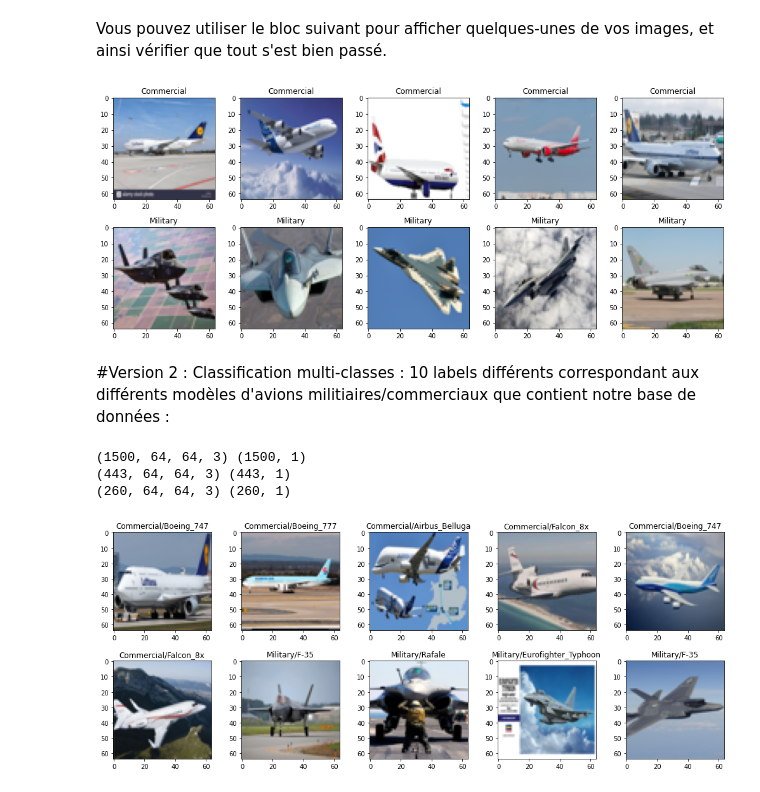
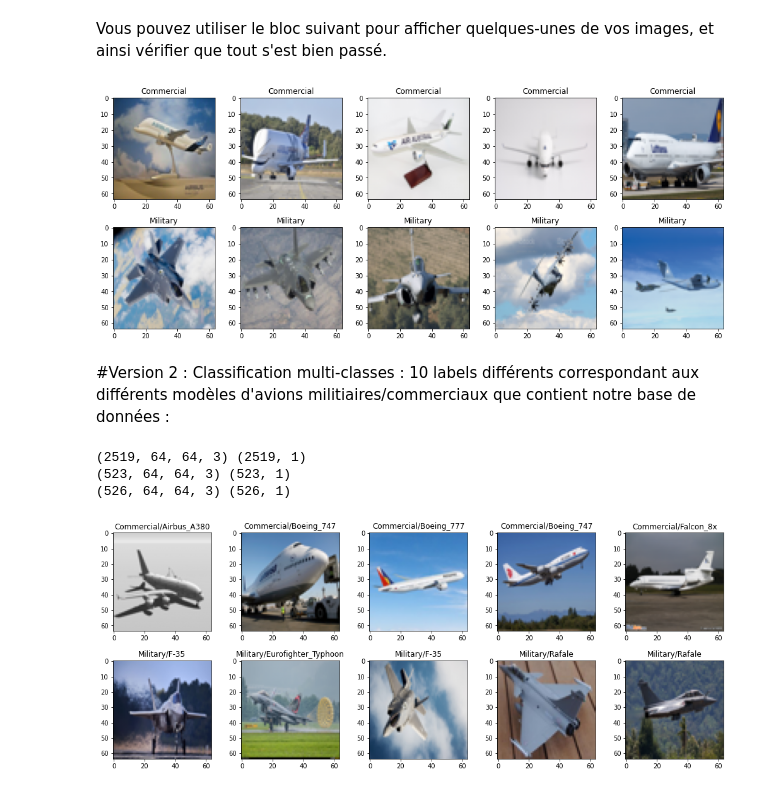
Before and after one commit to faicaltoubali/Airplanes_Image_Classification, a Jupyter notebook: Airplanes_Image_Classification.ipynb, the cells around one changed output. Drawn from its saved outputs; the diff is of its cells as text; code cells hidden in the pictures.

```diff
--- a/Airplanes_Image_Classification.ipynb
+++ b/Airplanes_Image_Classification.ipynb
@@ -174,8 +174,8 @@ import random
 plt.figure(figsize=(14, 14))
 
 #shuffle_indices = np.random.permutation(1000)
-random_commercialplanes_indices = random.sample(range(1, 750), 5)
-random_militaryplanes_indices = random.sample(range(751, 1500), 5)
+random_commercialplanes_indices = random.sample(range(1, 1000), 5)
+random_militaryplanes_indices = random.sample(range(1001, 2519 ), 5)
 shuffle_indices = random_commercialplanes_indices + random_militaryplanes_indices
 
 for i in range(0, 10):
@@ -187,7 +187,7 @@ for i in range(0, 10):
 plt.tight_layout()
 plt.show()
 # %% [output]
-[figure, old version]
+[figure, new version]
 # %% [markdown]
 #Version 2 : Classification multi-classes : 10 labels différents correspondant aux différents modèles d'avions militiaires/commerciaux que contient notre base de données :
 # %%
@@ -251,26 +251,26 @@ print(x2_val.shape, y2_val.shape)
 x2_test, y2_test = load_data2(path, labels2, dataset='Dataset/Test', image_size=64)
 print(x2_test.shape, y2_test.shape)
 # %% [output]
-(1500, 64, 64, 3) (1500, 1)
-(443, 64, 64, 3) (443, 1)
-(260, 64, 64, 3) (260, 1)
+(2519, 64, 64, 3) (2519, 1)
+(523, 64, 64, 3) (523, 1)
+(526, 64, 64, 3) (526, 1)
 # %%
 import matplotlib.pyplot as plt
 import random
 
 plt.figure(figsize=(14, 14))
 
-random_commercialplanes_indices2 = random.sample(range(1, 750), 5)
-random_militaryplanes_indices2 = random.sample(range(751, 1500), 5)
+random_commercialplanes_indices2 = random.sample(range(1, 1000), 5)
+random_militaryplanes_indices2 = random.sample(range(1001, 2519), 5)
 shuffle_indices2 = random_commercialplanes_indices2 + random_militaryplanes_indices2
 
 for i in range(0, 10):
     plt.subplot(5, 5, i+1)
     image2 = x2_train[shuffle_indices2[i]]
     plt.title(labels2[int(y2_train[shuffle_indices2[i]])])
     plt.imshow(image2/255)
 
 plt.tight_layout()
 plt.show()
 # %% [output]
-[figure, old version]
+[figure, new version]
```
Also changed, not shown: parts of 2 cells of this notebook.
